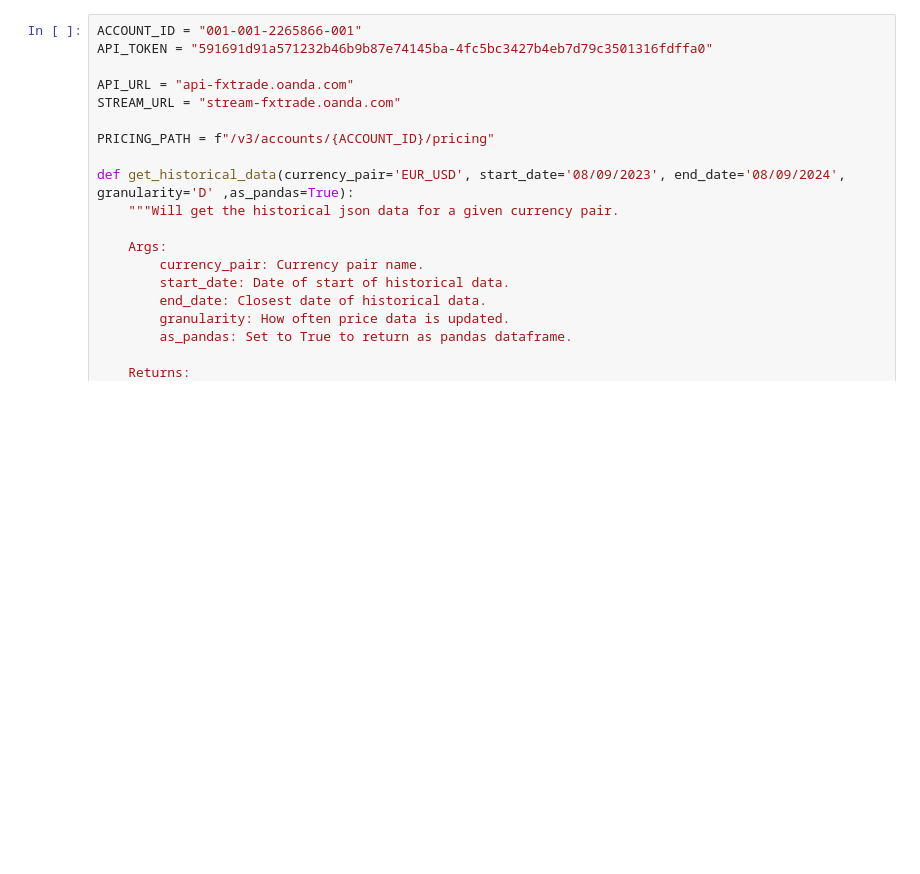
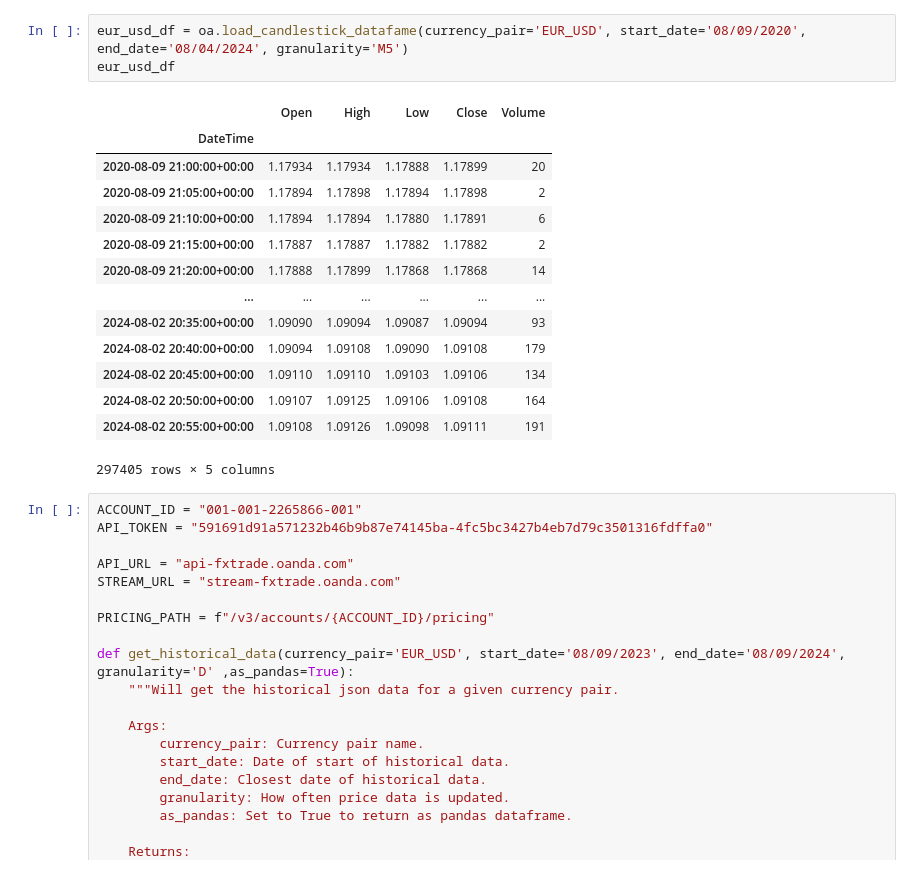
Before and after one commit to KyleHoss/Algo-Research, a Jupyter notebook: oanda-dataGrab.ipynb, the cells around one changed output. Drawn from its saved outputs; the diff is of its cells as text; blank space fills up the shorter version.

```diff
--- a/oanda-dataGrab.ipynb
+++ b/oanda-dataGrab.ipynb
@@ -49,3 +61,21 @@ KeyError: 'candles'
+# %%
+eur_usd_df = oa.load_candlestick_datafame(currency_pair='EUR_USD', start_date='08/09/2020', end_date='08/04/2024', granularity='M5')
+eur_usd_df
+# %% [output]
+|  | Open | High | Low | Close | Volume |
+| DateTime |  |  |  |  |  |
+| 2020-08-09 21:00:00+00:00 | 1.17934 | 1.17934 | 1.17888 | 1.17899 | 20 |
+| 2020-08-09 21:05:00+00:00 | 1.17894 | 1.17898 | 1.17894 | 1.17898 | 2 |
+| 2020-08-09 21:10:00+00:00 | 1.17894 | 1.17894 | 1.17880 | 1.17891 | 6 |
+| 2020-08-09 21:15:00+00:00 | 1.17887 | 1.17887 | 1.17882 | 1.17882 | 2 |
+| 2020-08-09 21:20:00+00:00 | 1.17888 | 1.17899 | 1.17868 | 1.17868 | 14 |
+| ... | ... | ... | ... | ... | ... |
+| 2024-08-02 20:35:00+00:00 | 1.09090 | 1.09094 | 1.09087 | 1.09094 | 93 |
+| 2024-08-02 20:40:00+00:00 | 1.09094 | 1.09108 | 1.09090 | 1.09108 | 179 |
+| 2024-08-02 20:45:00+00:00 | 1.09110 | 1.09110 | 1.09103 | 1.09106 | 134 |
+| 2024-08-02 20:50:00+00:00 | 1.09107 | 1.09125 | 1.09106 | 1.09108 | 164 |
+| 2024-08-02 20:55:00+00:00 | 1.09108 | 1.09126 | 1.09098 | 1.09111 | 191 |
+297405 rows × 5 columns
 # %%
 ACCOUNT_ID = "001-001-2265866-001"
 API_TOKEN = "591691d91a571232b46b9b87e74145ba-4fc5bc3427b4eb7d79c3501316fdffa0"
```
Also changed, not shown: parts of 2 cells of this notebook, 1 other file.
